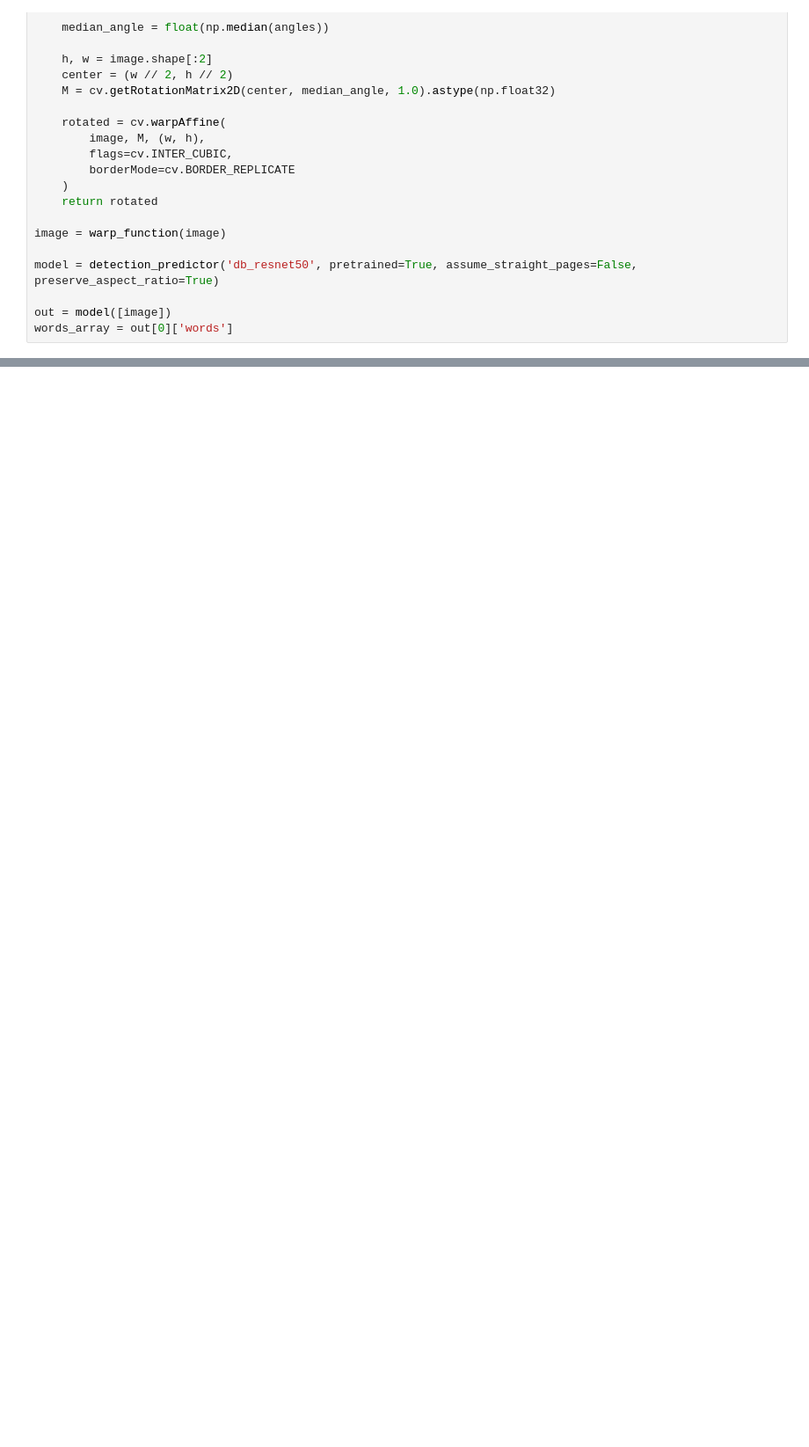
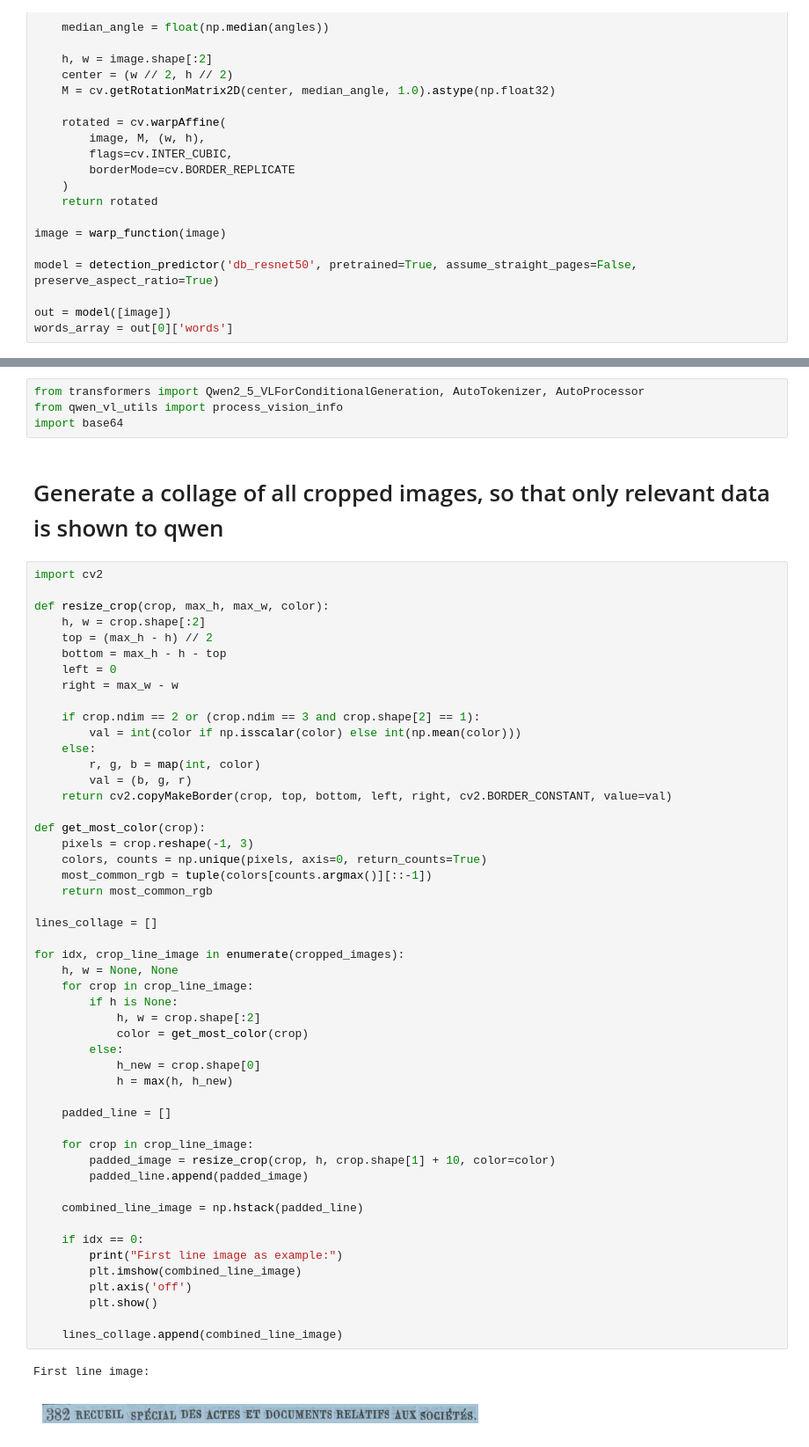
Before and after one commit to GhentCDH/BelHisFirm-BelHisHAAI, a Jupyter notebook: experiments/05_OCR_line_vs_word.ipynb, the cells around one changed output, grey strips where cells are left out. Shown at 88% size. Saved outputs shown, nothing was run; the diff lists cells and outputs as text; blank space fills up the shorter version.

```diff
--- a/experiments/05_OCR_line_vs_word.ipynb
+++ b/experiments/05_OCR_line_vs_word.ipynb
@@ -193,0 +237,59 @@ CL
+# %%
+from transformers import Qwen2_5_VLForConditionalGeneration, AutoTokenizer, AutoProcessor
+from qwen_vl_utils import process_vision_info
+import base64
+# %% [markdown]
+# Generate a collage of all cropped images, so that only relevant data is shown to qwen
+# %%
+import cv2
+
+def resize_crop(crop, max_h, max_w, color):
+    h, w = crop.shape[:2]
+    top = (max_h - h) // 2
+    bottom = max_h - h - top
+    left = 0
+    right = max_w - w
+
+    if crop.ndim == 2 or (crop.ndim == 3 and crop.shape[2] == 1):
+        val = int(color if np.isscalar(color) else int(np.mean(color)))
+    else:
+        r, g, b = map(int, color)
+        val = (b, g, r)
+    return cv2.copyMakeBorder(crop, top, bottom, left, right, cv2.BORDER_CONSTANT, value=val)
+
+def get_most_color(crop):
+    pixels = crop.reshape(-1, 3)
+    colors, counts = np.unique(pixels, axis=0, return_counts=True)
+    most_common_rgb = tuple(colors[counts.argmax()][::-1])
+    return most_common_rgb
+
+lines_collage = []
+
+for idx, crop_line_image in enumerate(cropped_images):
+    h, w = None, None
+    for crop in crop_line_image:
+        if h is None:
+            h, w = crop.shape[:2]
+            color = get_most_color(crop)
+        else:
+            h_new = crop.shape[0]
+            h = max(h, h_new)
+
+    padded_line = []
+
+    for crop in crop_line_image:
+        padded_image = resize_crop(crop, h, crop.shape[1] + 10, color=color)
+        padded_line.append(padded_image)
+
+    combined_line_image = np.hstack(padded_line)
+
+    if idx == 0:
+        print("First line image as example:")
+        plt.imshow(combined_line_image)
+        plt.axis('off')
+        plt.show()
+
+    lines_collage.append(combined_line_image)
+# %% [output]
+First line image:
+[figure, added]
```
Also changed, not shown: parts of 8 cells of this notebook.
